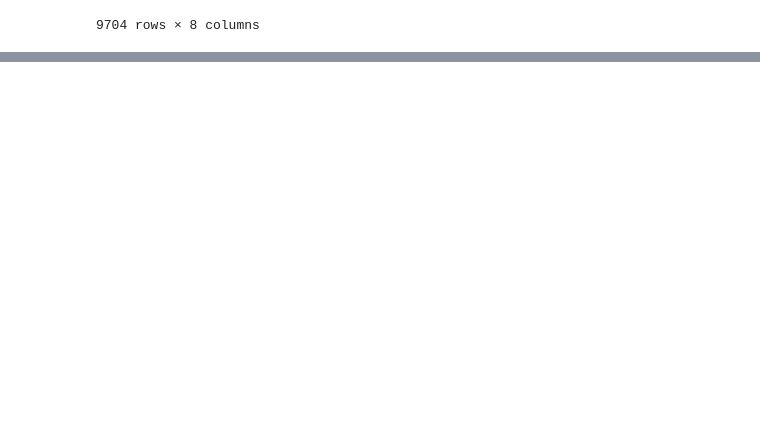
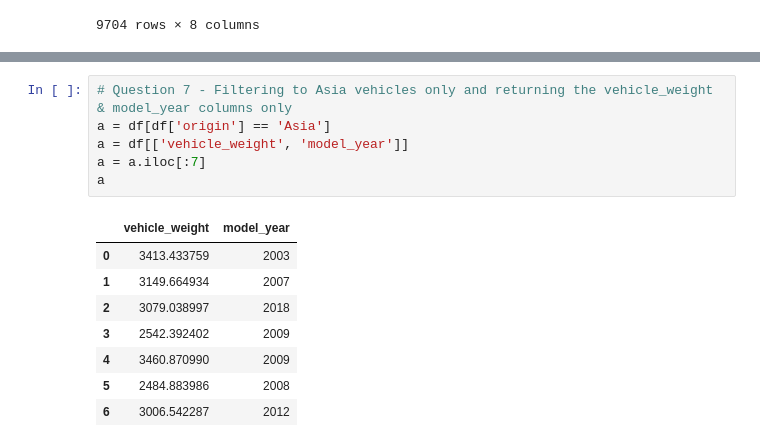
Before and after one commit to Kashund/ml-zoomcamp-sept2025, a Jupyter notebook: 01-intro/01-homework.ipynb, the cells around one changed output, grey strips where cells are left out. Saved outputs shown, nothing was run; the diff lists cells and outputs as text; blank space fills up the shorter version.

Commit message:
Up to Question 7

```diff
--- a/01-intro/01-homework.ipynb
+++ b/01-intro/01-homework.ipynb
@@ -160,0 +172,15 @@ df.mode(numeric_only=True)
+# %%
+# Question 7 - Filtering to Asia vehicles only and returning the vehicle_weight & model_year columns only
+a = df[df['origin'] == 'Asia']
+a = df[['vehicle_weight', 'model_year']]
+a = a.iloc[:7]
+a
+# %% [output]
+|  | vehicle_weight | model_year |
+| 0 | 3413.433759 | 2003 |
+| 1 | 3149.664934 | 2007 |
+| 2 | 3079.038997 | 2018 |
+| 3 | 2542.392402 | 2009 |
+| 4 | 3460.870990 | 2009 |
+| 5 | 2484.883986 | 2008 |
+| 6 | 3006.542287 | 2012 |
```
Also changed, not shown: parts of 6 cells of this notebook.
